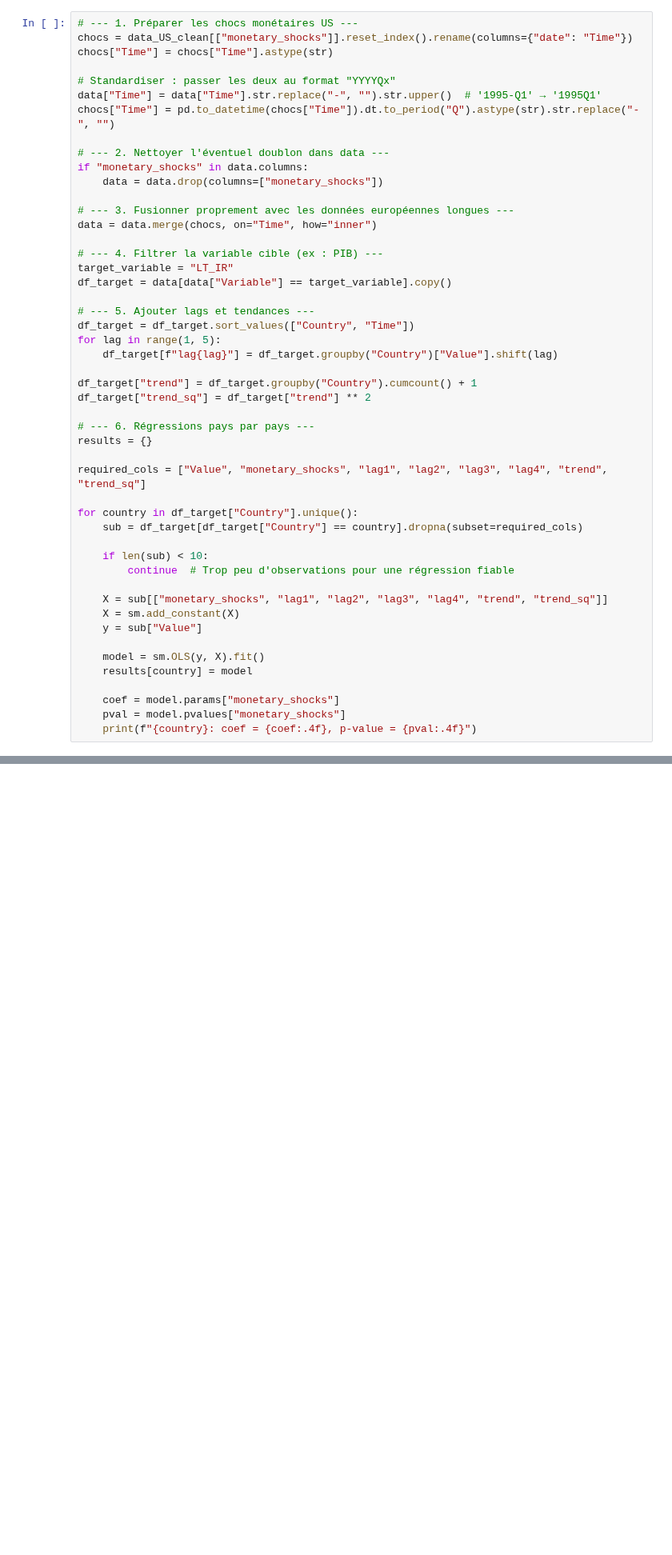
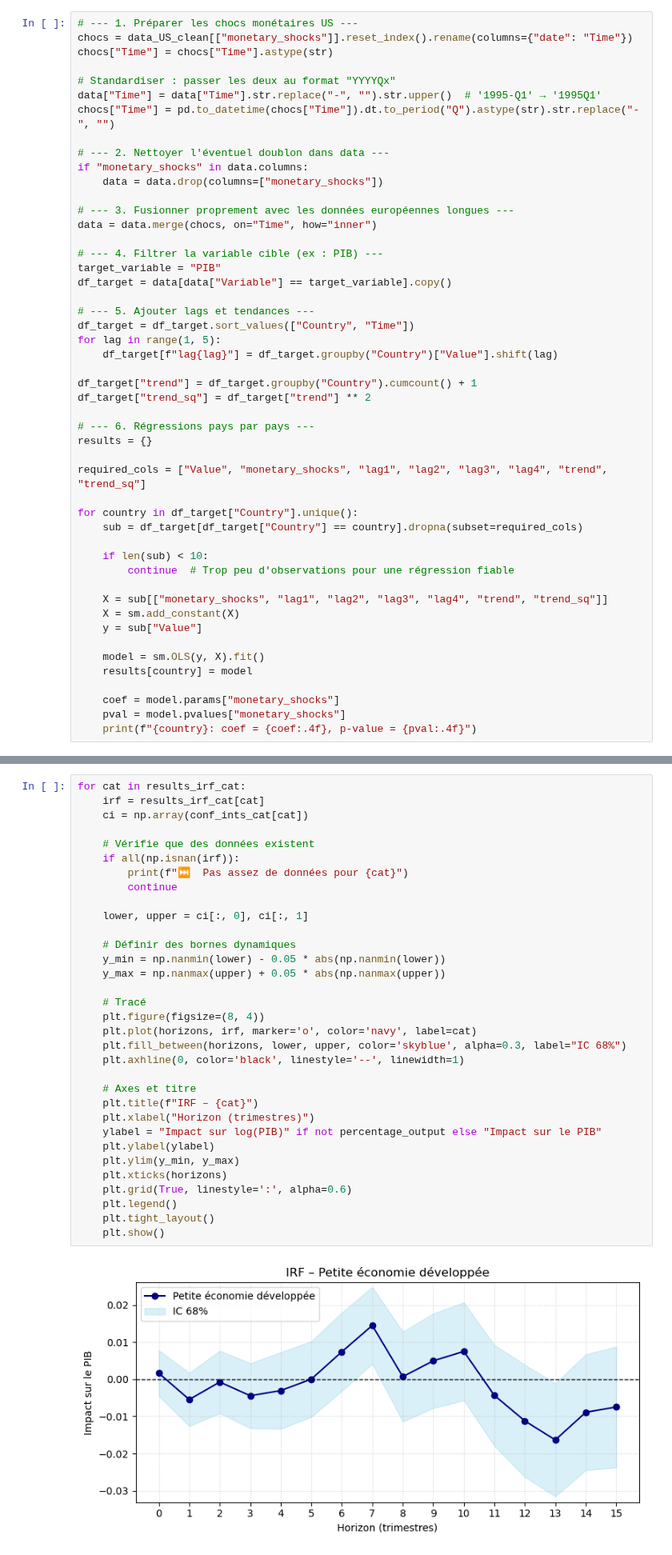
Before and after one commit to enriquealarcon01/Stat-App, a Jupyter notebook: modèle/modèle US.ipynb, the cells around one changed output, grey strips where cells are left out. Shown at 80% size. Cells and saved outputs as stored; diff of their text form; blank space fills up the shorter version.

```diff
--- a/modèle/modèle US.ipynb
+++ b/modèle/modèle US.ipynb
@@ -678,7 +709,7 @@ if "monetary_shocks" in data.columns:
 data = data.merge(chocs, on="Time", how="inner")
 
 # --- 4. Filtrer la variable cible (ex : PIB) ---
-target_variable = "LT_IR"
+target_variable = "PIB"
 df_target = data[data["Variable"] == target_variable].copy()
 
 # --- 5. Ajouter lags et tendances ---
@@ -866,0 +989,35 @@ KeyError: 'Coef_monetary_shock'
+# %%
+for cat in results_irf_cat:
+    irf = results_irf_cat[cat]
+    ci = np.array(conf_ints_cat[cat])
+
+    # Vérifie que des données existent
+    if all(np.isnan(irf)):
+        print(f"⏭️  Pas assez de données pour {cat}")
+        continue
+
+    lower, upper = ci[:, 0], ci[:, 1]
+
+    # Définir des bornes dynamiques
+    y_min = np.nanmin(lower) - 0.05 * abs(np.nanmin(lower))
+    y_max = np.nanmax(upper) + 0.05 * abs(np.nanmax(upper))
+
+    # Tracé
+    plt.figure(figsize=(8, 4))
+    plt.plot(horizons, irf, marker='o', color='navy', label=cat)
+    plt.fill_between(horizons, lower, upper, color='skyblue', alpha=0.3, label="IC 68%")
+    plt.axhline(0, color='black', linestyle='--', linewidth=1)
+
+    # Axes et titre
+    plt.title(f"IRF – {cat}")
+    plt.xlabel("Horizon (trimestres)")
+    ylabel = "Impact sur log(PIB)" if not percentage_output else "Impact sur le PIB"
+    plt.ylabel(ylabel)
+    plt.ylim(y_min, y_max)
+    plt.xticks(horizons)
+    plt.grid(True, linestyle=':', alpha=0.6)
+    plt.legend()
+    plt.tight_layout()
+    plt.show()
+# %% [output]
+[figure, added]
```
Also changed, not shown: parts of 14 cells of this notebook, 2 other files.
